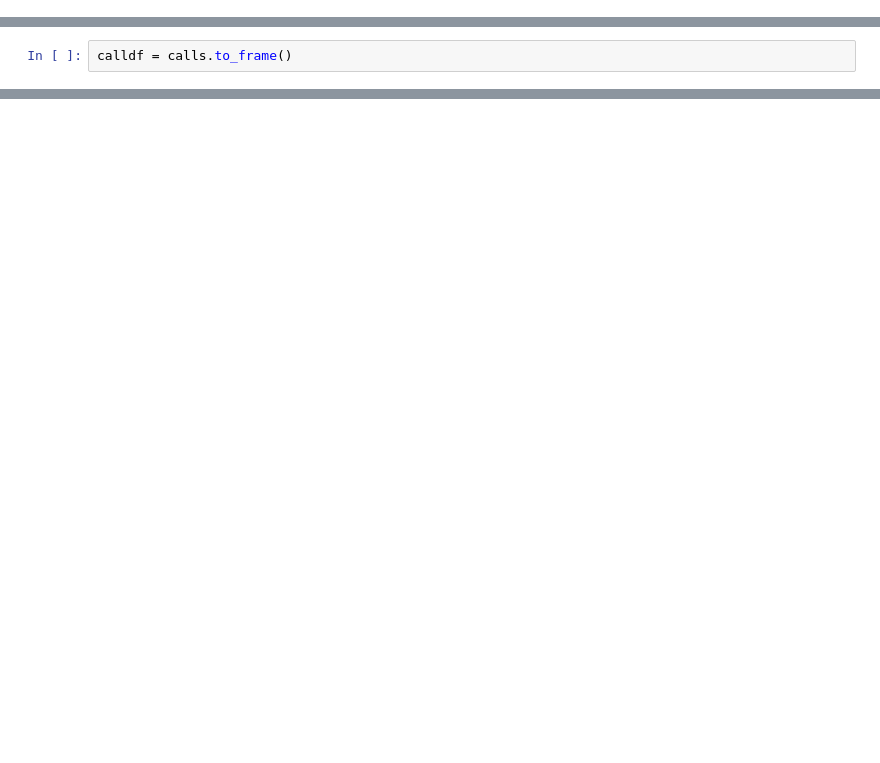
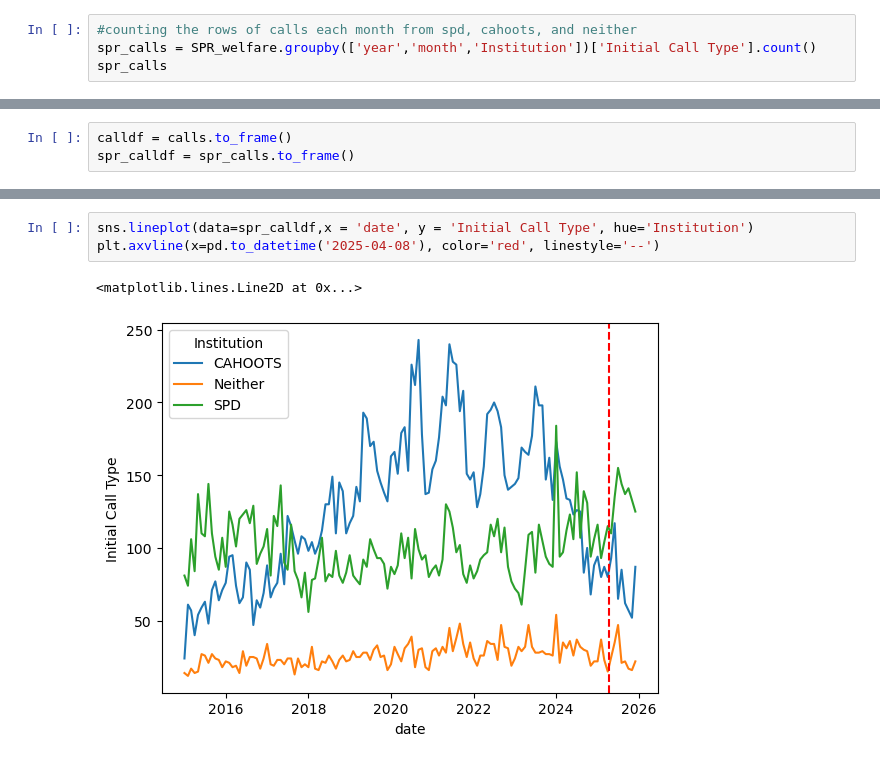
Before and after one commit to vaeryniil/welfare-check-response-analysis, a Jupyter notebook: analysis/analysis.ipynb, the cells around one changed output, grey strips where cells are left out. Drawn from its saved outputs; the diff is of its cells as text; blank space fills up the shorter version.

```diff
--- a/analysis/analysis.ipynb
+++ b/analysis/analysis.ipynb
@@ -34,0 +38,4 @@ Name: closed_as, Length: 374, dtype: int64
+# %%
+#counting the rows of calls each month from spd, cahoots, and neither
+spr_calls = SPR_welfare.groupby(['year','month','Institution'])['Initial Call Type'].count()
+spr_calls
@@ -35,3 +56,4 @@ Name: closed_as, Length: 374, dtype: int64
 # %%
 calldf = calls.to_frame()
+spr_calldf = spr_calls.to_frame()
 # %%
@@ -77,0 +93,6 @@ MultiIndex([(2015,  1, 'CAHOOTS'),
+# %%
+sns.lineplot(data=spr_calldf,x = 'date', y = 'Initial Call Type', hue='Institution')
+plt.axvline(x=pd.to_datetime('2025-04-08'), color='red', linestyle='--')
+# %% [output]
+<matplotlib.lines.Line2D at 0x...>
+[figure, added]
```
Also changed, not shown: parts of 32 cells of this notebook, 4 other files.
